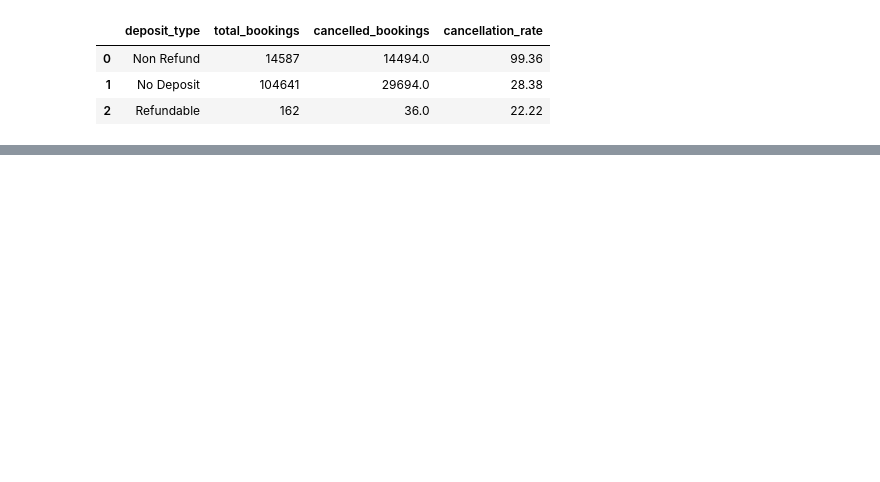
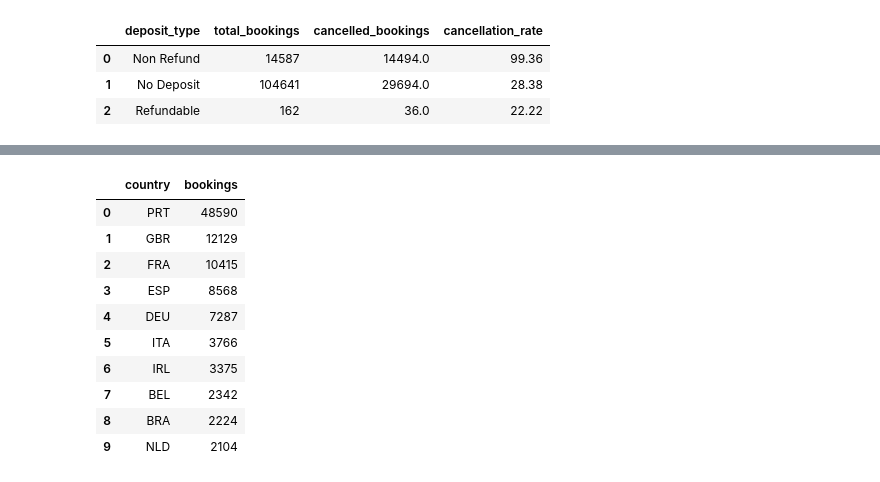
Before and after one commit to bansalbhumi/Hotel-Demand-Analytics-and-Cancellation-Prediction-Project, a Jupyter notebook: notebooks/04_sql_analytics.ipynb, the cells around one changed output, grey strips where cells are left out. Saved outputs shown, nothing was run; the diff lists cells and outputs as text; code cells hidden in the pictures; blank space fills up the shorter version.

```diff
--- a/notebooks/04_sql_analytics.ipynb
+++ b/notebooks/04_sql_analytics.ipynb
@@ -200,0 +373,24 @@ GROUP BY is_canceled
+# %%
+## TOP 10 COUNTRIES BY BOOKINGS
+
+duckdb.sql("""
+SELECT
+    country,
+    COUNT(*) AS bookings,
+FROM hotel_data
+GROUP BY country
+ORDER BY bookings DESC
+LIMIT 10
+""").df()
+# %% [output]
+|  | country | bookings |
+| 0 | PRT | 48590 |
+| 1 | GBR | 12129 |
+| 2 | FRA | 10415 |
+| 3 | ESP | 8568 |
+| 4 | DEU | 7287 |
+| 5 | ITA | 3766 |
+| 6 | IRL | 3375 |
+| 7 | BEL | 2342 |
+| 8 | BRA | 2224 |
+| 9 | NLD | 2104 |
```
Also changed, not shown: parts of 24 cells of this notebook.
